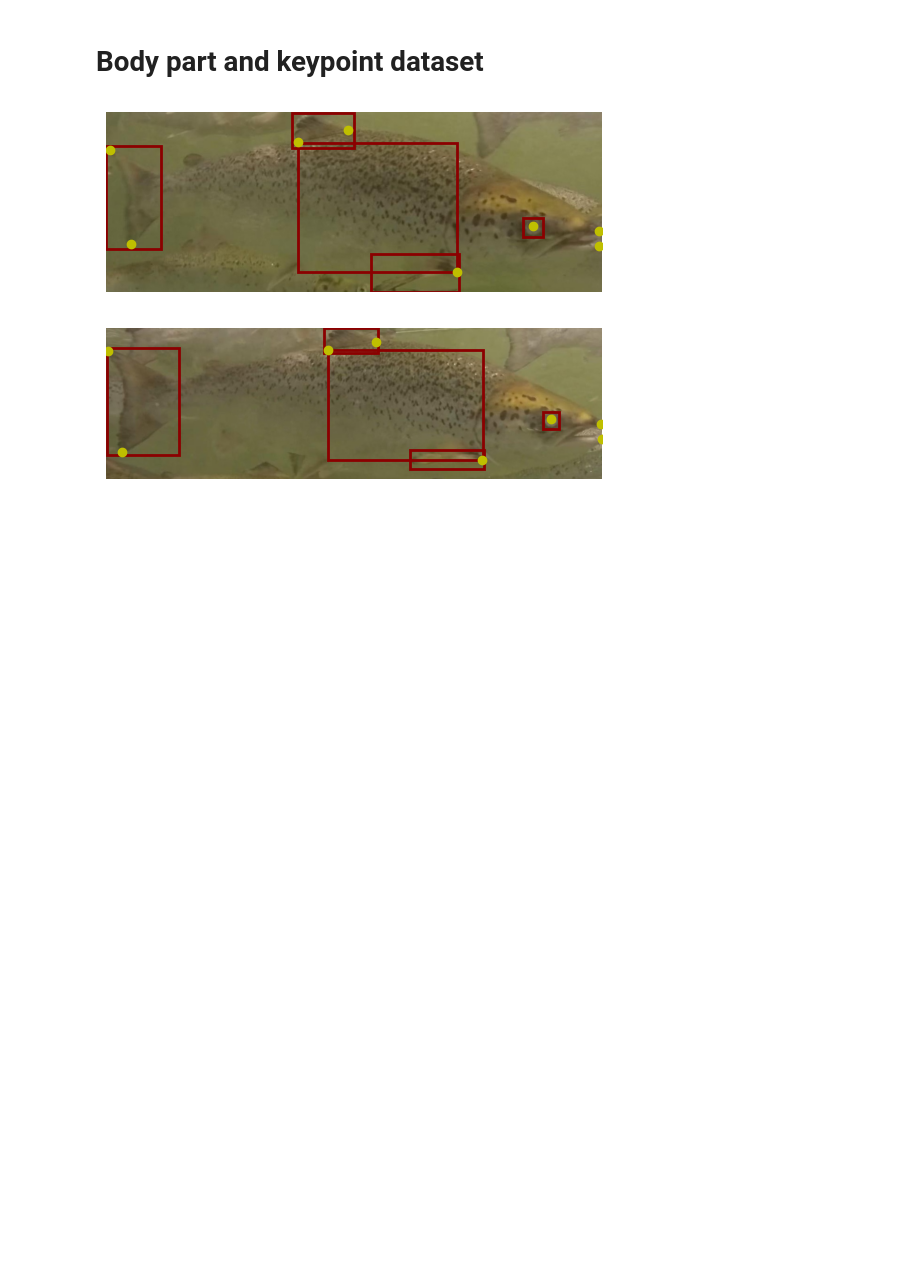
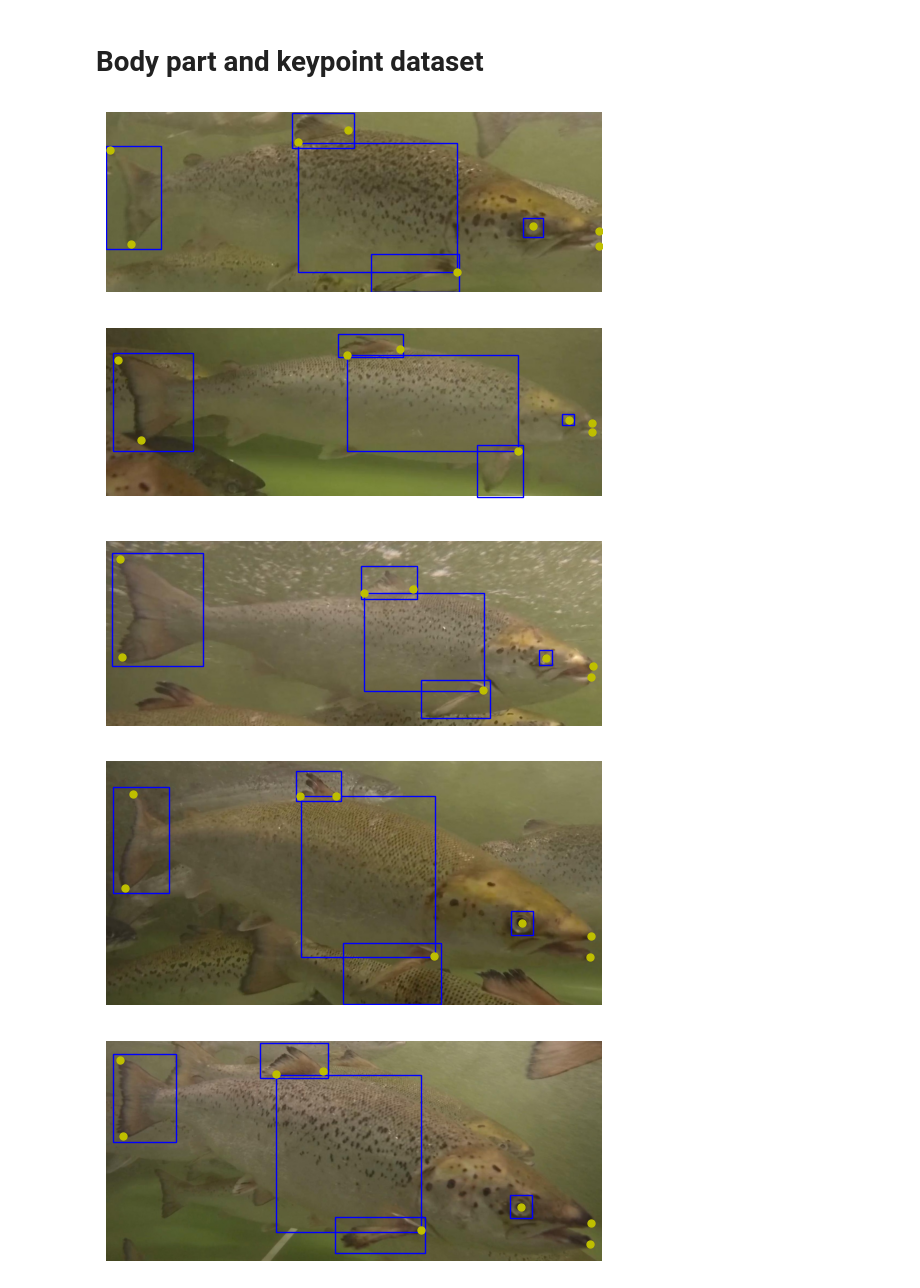
Before and after one commit to magnuswiik/SalmonReID, a Jupyter notebook: Prototyping/display_annotations.ipynb, the cells around one changed output. Cells and saved outputs as stored; diff of their text form; code cells hidden in the pictures; blank space fills up the shorter version.

```diff
--- a/Prototyping/display_annotations.ipynb
+++ b/Prototyping/display_annotations.ipynb
@@ -7,11 +7,13 @@ import json
 import os
 import matplotlib.pyplot as plt
 
-from_path = "/Users/magnuswiik/prosjektoppgave_data/Masteroppgave_data/Helfisk_Deteksjonssett/"
+from_path = "/Users/magnuswiik/prosjektoppgave_data/Masteroppgave_data/Laks_Deteksjonssett/"
 
 # Good example
-annots = ["Boxes/GP020101_00005879.json", "Boxes/GP020101_00005919.json"]
-imgs = ["Images/GP020101_00005879.jpg", "Images/GP020101_00005919.jpg"]
+annots = ["Boxes/GP020101_00005879.json", "Boxes/GP010101_00007941.json", "Boxes/GOPR0101_00021057.json", "Boxes/GP010022_00024695.json"]
+imgs = ["Images/GP020101_00005879.jpg", "Images/GP010101_00007941.jpg", "Images/GOPR0101_00021057.jpg", "Images/GP010022_00024695.jpg"]
+
+names = {3:'Novak', 5:'Jannik', 7:'Casper', 9:'Holger', 10:'Roger', 17:'Alexander', 19:'Stefanos', 20:'Daniil'}
 
 for i in range(len(imgs)):
     img = cv2.cvtColor(cv2.imread(from_path + imgs[i], cv2.IMREAD_COLOR), cv2.COLOR_BGR2RGB)
@@ -32,13 +34,18 @@ for i in range(len(imgs)):
 
             if shape['shape_type'] == 'rectangle':
                 box = shape['points']
+                label = shape['label']
+                id = shape['group_id']
+
                 x1 = float(box[0][0])
                 y1 = float(box[0][1])
                 x2 = float(box[1][0])
                 y2 = float(box[1][1])
                 # Plotting rectangle
-                rect = plt.Rectangle((x1, y1), x2 - x1, y2 - y1, linewidth=2, edgecolor='darkred', facecolor='none')
+                rect = plt.Rectangle((x1, y1), x2 - x1, y2 - y1, linewidth=1, edgecolor='blue', facecolor='none')
                 ax.add_patch(rect)
+                ax.text(x1, y1 - 10, f'{label}, {names[id]}', color='lightgreen', fontsize=10)
+
 
         ax.axis('off')
         plt.show()
@@ -54,41 +63,44 @@ import json
 import os
 import matplotlib.pyplot as plt
 
-from_path = "/Users/magnuswiik/prosjektoppgave_data/Masteroppgave_data/Helfisk_Landmark_Deteksjonssett/fish9/"
+from_path = "/Users/magnuswiik/prosjektoppgave_data/Masteroppgave_data/Laks_kroppsdeler_Deteksjonssett/"
 
 # Good example
-annots = ["fish9_GP020101_00005879.json", "fish9_GP020101_00005919.json"]
-imgs = ["fish9_GP020101_00005879.jpg", "fish9_GP020101_00005919.jpg"]
+annots = ["fish9/fish9_GP020101_00005879.json", "fish10/fish10_GOPR0101_00017244.json", "fish3/fish3_GOPR0101_00020757.json", "fish5/fish5_GOPR0101_00016674.json", "fish17/fish17_GOPR0101_00003555.json"]
+imgs = ["fish9/fish9_GP020101_00005879.jpg", "fish10/fish10_GOPR0101_00017244.jpg", "fish3/fish3_GOPR0101_00020757.jpg", "fish5/fish5_GOPR0101_00016674.jpg", "fish17/fish17_GOPR0101_00003555.jpg"]
 
 for i in range(len(imgs)):
     img = cv2.cvtColor(cv2.imread(from_path + imgs[i], cv2.IMREAD_COLOR), cv2.COLOR_BGR2RGB)
 
     with open(from_path + annots[i], 'r') as file:
         content = json.load(file)
         shapes = content['shapes']
 
         fig, ax = plt.subplots()
         ax.imshow(img)
 
         for shape in shapes:
             if shape['shape_type'] == 'point':
                 point = shape['points']
                 x = float(point[0][0])
                 y = float(point[0][1])
-                ax.plot(x, y, 'yo')  # Plotting red circles for points
+                ax.plot(x, y, 'yo', markersize=5)  # Plotting red circles for points
 
             if shape['shape_type'] == 'rectangle':
                 box = shape['points']
                 x1 = float(box[0][0])
                 y1 = float(box[0][1])
                 x2 = float(box[1][0])
                 y2 = float(box[1][1])
                 # Plotting rectangle
-                rect = plt.Rectangle((x1, y1), x2 - x1, y2 - y1, linewidth=2, edgecolor='darkred', facecolor='none')
+                rect = plt.Rectangle((x1, y1), x2 - x1, y2 - y1, linewidth=1, edgecolor='blue', facecolor='none')
                 ax.add_patch(rect)
 
         ax.axis('off')
         plt.show()
 # %% [output]
-[figure, old version]
+[figure, new version]
-[figure, old version]
+[figure, new version]
+[figure, added]
+[figure, added]
+[figure, added]
```
Also changed, not shown: parts of 1 cell of this notebook, 11 other files.
